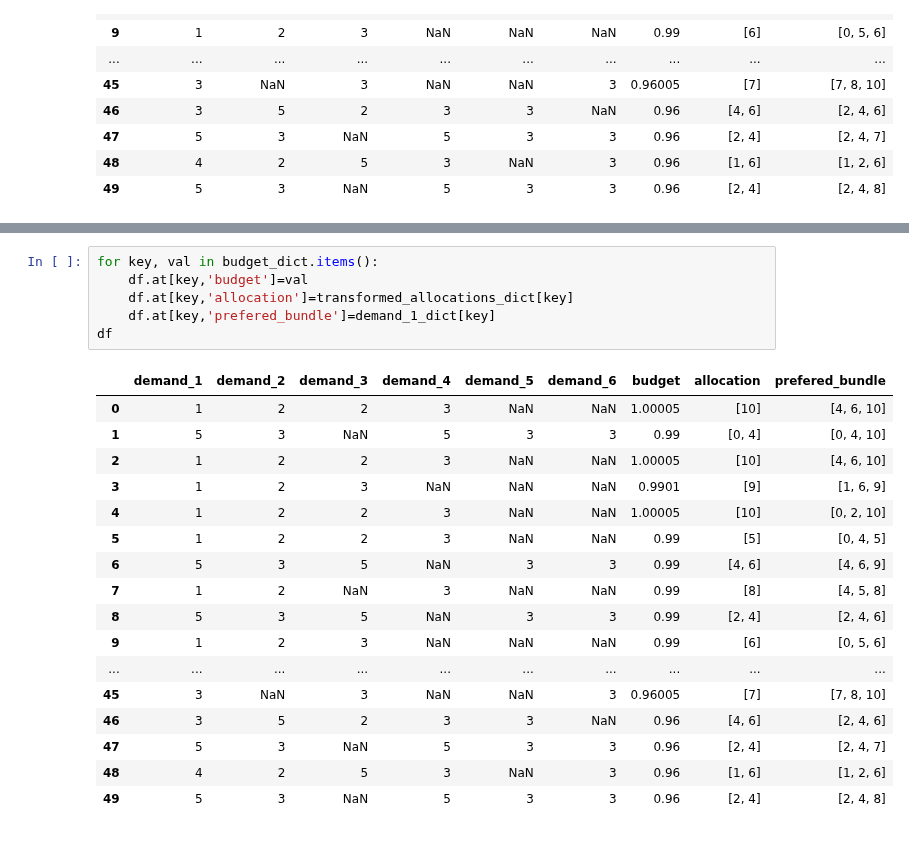
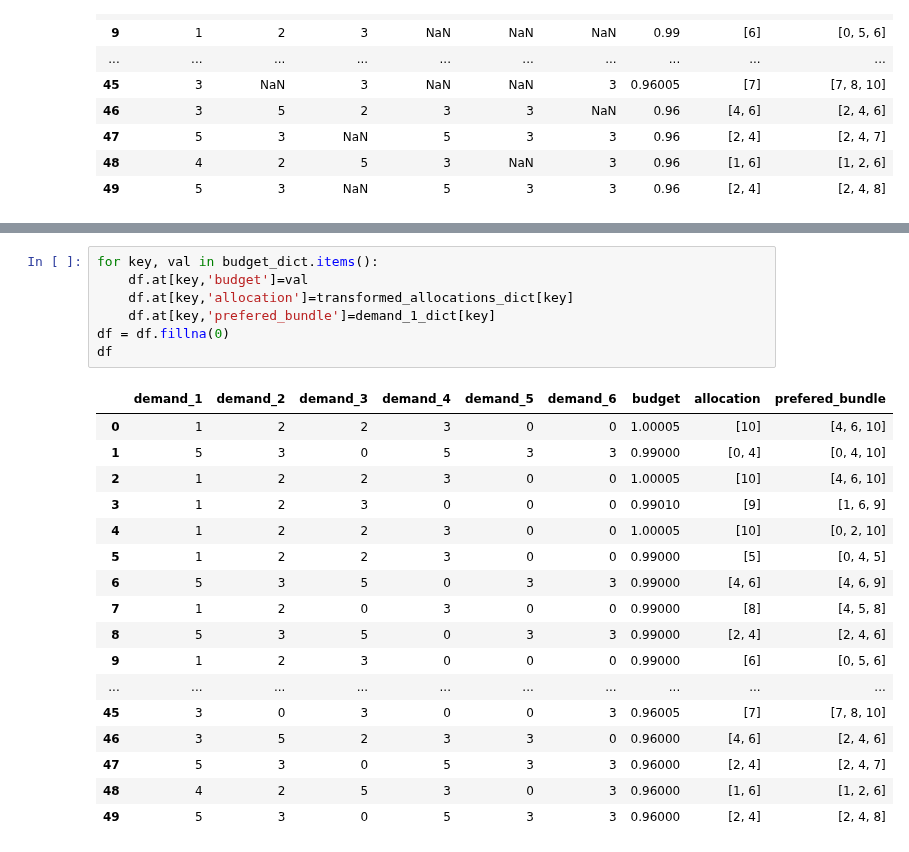
Before and after one commit to sarah-gu/course-allocation-aceei, a Jupyter notebook: ACEEI Analysis.ipynb, the cells around one changed output, grey strips where cells are left out. Saved outputs shown, nothing was run; the diff lists cells and outputs as text.

```diff
--- a/ACEEI Analysis.ipynb
+++ b/ACEEI Analysis.ipynb
@@ -248,24 +267,25 @@ df
 # %%
 for key, val in budget_dict.items():
     df.at[key,'budget']=val
     df.at[key,'allocation']=transformed_allocations_dict[key]
     df.at[key,'prefered_bundle']=demand_1_dict[key]
+df = df.fillna(0)
 df
 # %% [output]
 |  | demand_1 | demand_2 | demand_3 | demand_4 | demand_5 | demand_6 | budget | allocation | prefered_bundle |
-| 0 | 1 | 2 | 2 | 3 | NaN | NaN | 1.00005 | [10] | [4, 6, 10] |
-| 1 | 5 | 3 | NaN | 5 | 3 | 3 | 0.99 | [0, 4] | [0, 4, 10] |
-| 2 | 1 | 2 | 2 | 3 | NaN | NaN | 1.00005 | [10] | [4, 6, 10] |
-| 3 | 1 | 2 | 3 | NaN | NaN | NaN | 0.9901 | [9] | [1, 6, 9] |
-| 4 | 1 | 2 | 2 | 3 | NaN | NaN | 1.00005 | [10] | [0, 2, 10] |
-| 5 | 1 | 2 | 2 | 3 | NaN | NaN | 0.99 | [5] | [0, 4, 5] |
-| 6 | 5 | 3 | 5 | NaN | 3 | 3 | 0.99 | [4, 6] | [4, 6, 9] |
-| 7 | 1 | 2 | NaN | 3 | NaN | NaN | 0.99 | [8] | [4, 5, 8] |
-| 8 | 5 | 3 | 5 | NaN | 3 | 3 | 0.99 | [2, 4] | [2, 4, 6] |
-| 9 | 1 | 2 | 3 | NaN | NaN | NaN | 0.99 | [6] | [0, 5, 6] |
+| 0 | 1 | 2 | 2 | 3 | 0 | 0 | 1.00005 | [10] | [4, 6, 10] |
+| 1 | 5 | 3 | 0 | 5 | 3 | 3 | 0.99000 | [0, 4] | [0, 4, 10] |
+| 2 | 1 | 2 | 2 | 3 | 0 | 0 | 1.00005 | [10] | [4, 6, 10] |
+| 3 | 1 | 2 | 3 | 0 | 0 | 0 | 0.99010 | [9] | [1, 6, 9] |
+| 4 | 1 | 2 | 2 | 3 | 0 | 0 | 1.00005 | [10] | [0, 2, 10] |
+| 5 | 1 | 2 | 2 | 3 | 0 | 0 | 0.99000 | [5] | [0, 4, 5] |
+| 6 | 5 | 3 | 5 | 0 | 3 | 3 | 0.99000 | [4, 6] | [4, 6, 9] |
+| 7 | 1 | 2 | 0 | 3 | 0 | 0 | 0.99000 | [8] | [4, 5, 8] |
+| 8 | 5 | 3 | 5 | 0 | 3 | 3 | 0.99000 | [2, 4] | [2, 4, 6] |
+| 9 | 1 | 2 | 3 | 0 | 0 | 0 | 0.99000 | [6] | [0, 5, 6] |
 | ... | ... | ... | ... | ... | ... | ... | ... | ... | ... |
-| 45 | 3 | NaN | 3 | NaN | NaN | 3 | 0.96005 | [7] | [7, 8, 10] |
-| 46 | 3 | 5 | 2 | 3 | 3 | NaN | 0.96 | [4, 6] | [2, 4, 6] |
-| 47 | 5 | 3 | NaN | 5 | 3 | 3 | 0.96 | [2, 4] | [2, 4, 7] |
-| 48 | 4 | 2 | 5 | 3 | NaN | 3 | 0.96 | [1, 6] | [1, 2, 6] |
-| 49 | 5 | 3 | NaN | 5 | 3 | 3 | 0.96 | [2, 4] | [2, 4, 8] |
+| 45 | 3 | 0 | 3 | 0 | 0 | 3 | 0.96005 | [7] | [7, 8, 10] |
+| 46 | 3 | 5 | 2 | 3 | 3 | 0 | 0.96000 | [4, 6] | [2, 4, 6] |
+| 47 | 5 | 3 | 0 | 5 | 3 | 3 | 0.96000 | [2, 4] | [2, 4, 7] |
+| 48 | 4 | 2 | 5 | 3 | 0 | 3 | 0.96000 | [1, 6] | [1, 2, 6] |
+| 49 | 5 | 3 | 0 | 5 | 3 | 3 | 0.96000 | [2, 4] | [2, 4, 8] |
```
Also changed, not shown: parts of 10 cells of this notebook.
